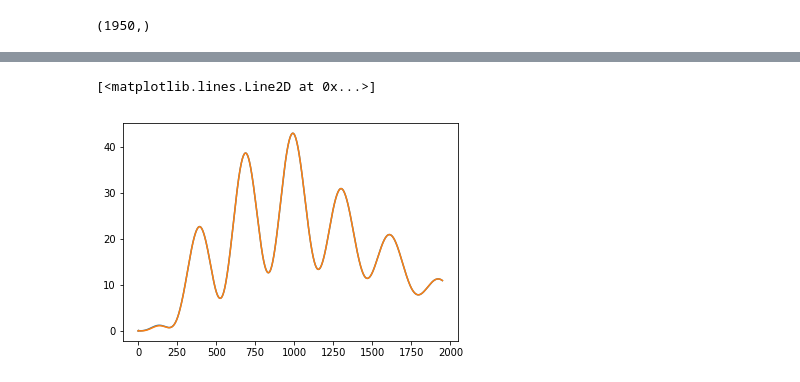
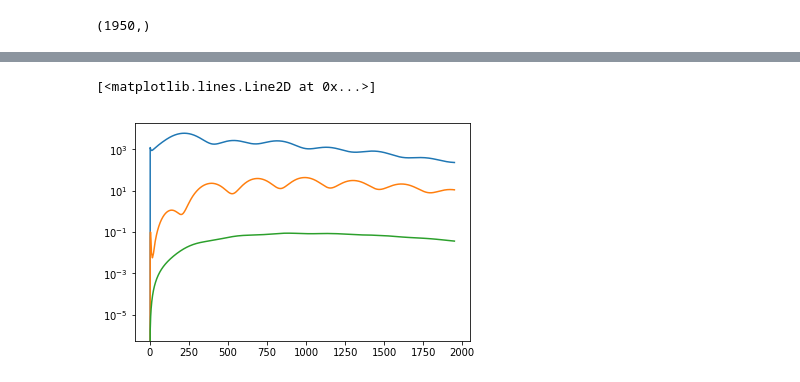
Before and after one commit to acwgough/foreground_moments, a Jupyter notebook: 2019-notebooks/2019-08/2019-08-29 making CMB maps.ipynb, the cells around one changed output, grey strips where cells are left out. Saved outputs shown, nothing was run; the diff lists cells and outputs as text; code cells hidden in the pictures.

```diff
--- a/2019-notebooks/2019-08/2019-08-29 making CMB maps.ipynb
+++ b/2019-notebooks/2019-08/2019-08-29 making CMB maps.ipynb
@@ -45,0 +45,7 @@ lens_bb.shape
+# %%
+semilogy(ells, camb_lens_nobb[1])
+semilogy(ells, camb_lens_nobb[2])
+semilogy(ells, camb_lens_nobb[3])
+# %% [output]
+[<matplotlib.lines.Line2D at 0x...>]
+[figure, added]
@@ -46,6 +54,2 @@ lens_bb.shape
 # %%
-plot(primo_bb)
-plot(lens_bb)
+bb = r * primo_bb + lens_bb
-# %% [output]
-[<matplotlib.lines.Line2D at 0x...>]
-[figure, removed]
```
Also changed, not shown: parts of 8 cells of this notebook, 2 other files.
